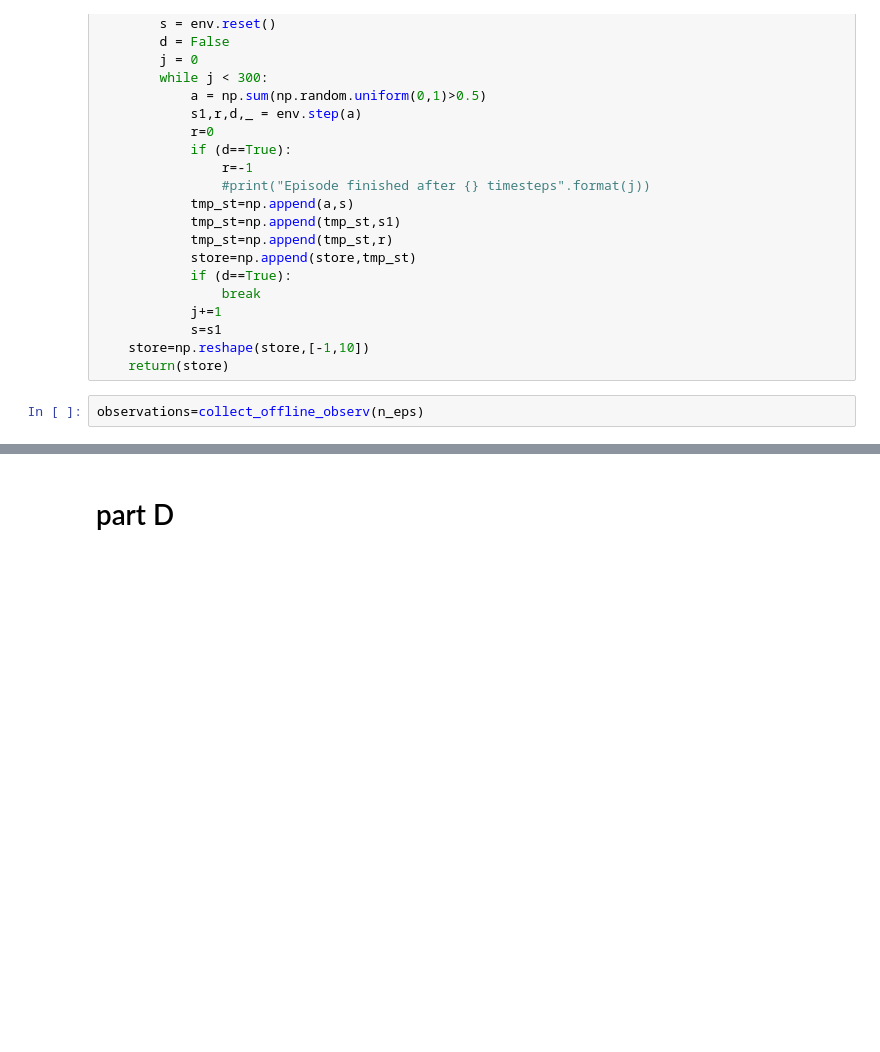
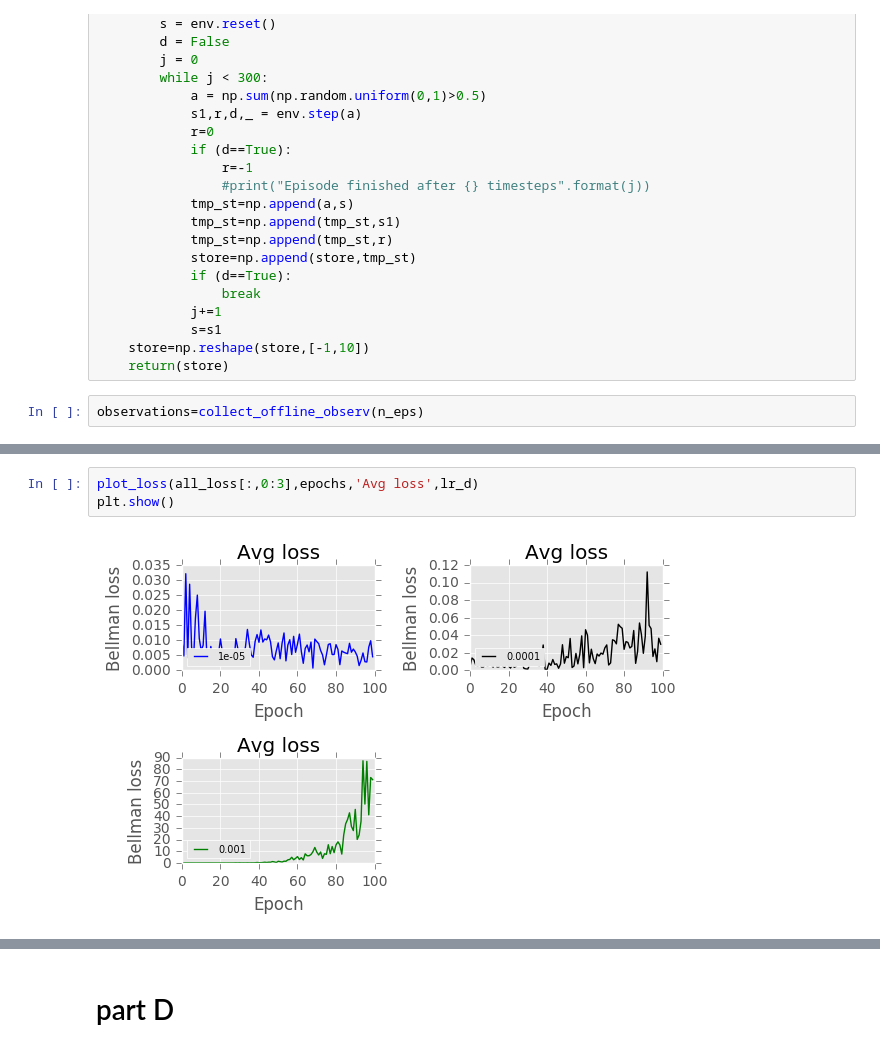
Before and after one commit to omernivro/Deep, a Jupyter notebook: assignment_3_gym_note.ipynb, the cells around one changed output, grey strips where cells are left out. Saved outputs shown, nothing was run; the diff lists cells and outputs as text; blank space fills up the shorter version.

```diff
--- a/assignment_3_gym_note.ipynb
+++ b/assignment_3_gym_note.ipynb
@@ -306,0 +447,5 @@ avg_eps_len
+# %%
+plot_loss(all_loss[:,0:3],epochs,'Avg loss',lr_d)
+plt.show()
+# %% [output]
+[figure, added]
```
Also changed, not shown: parts of 109 cells of this notebook.
